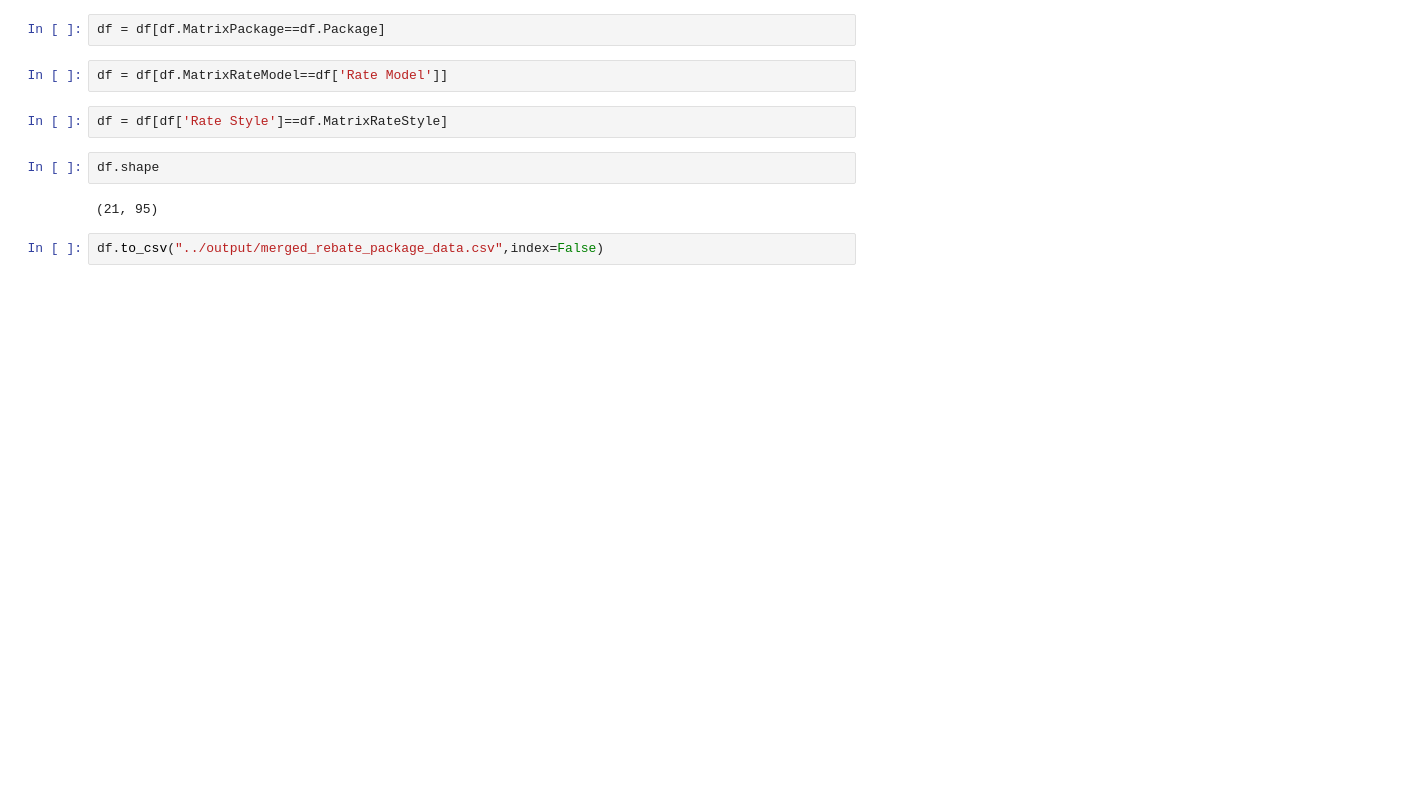
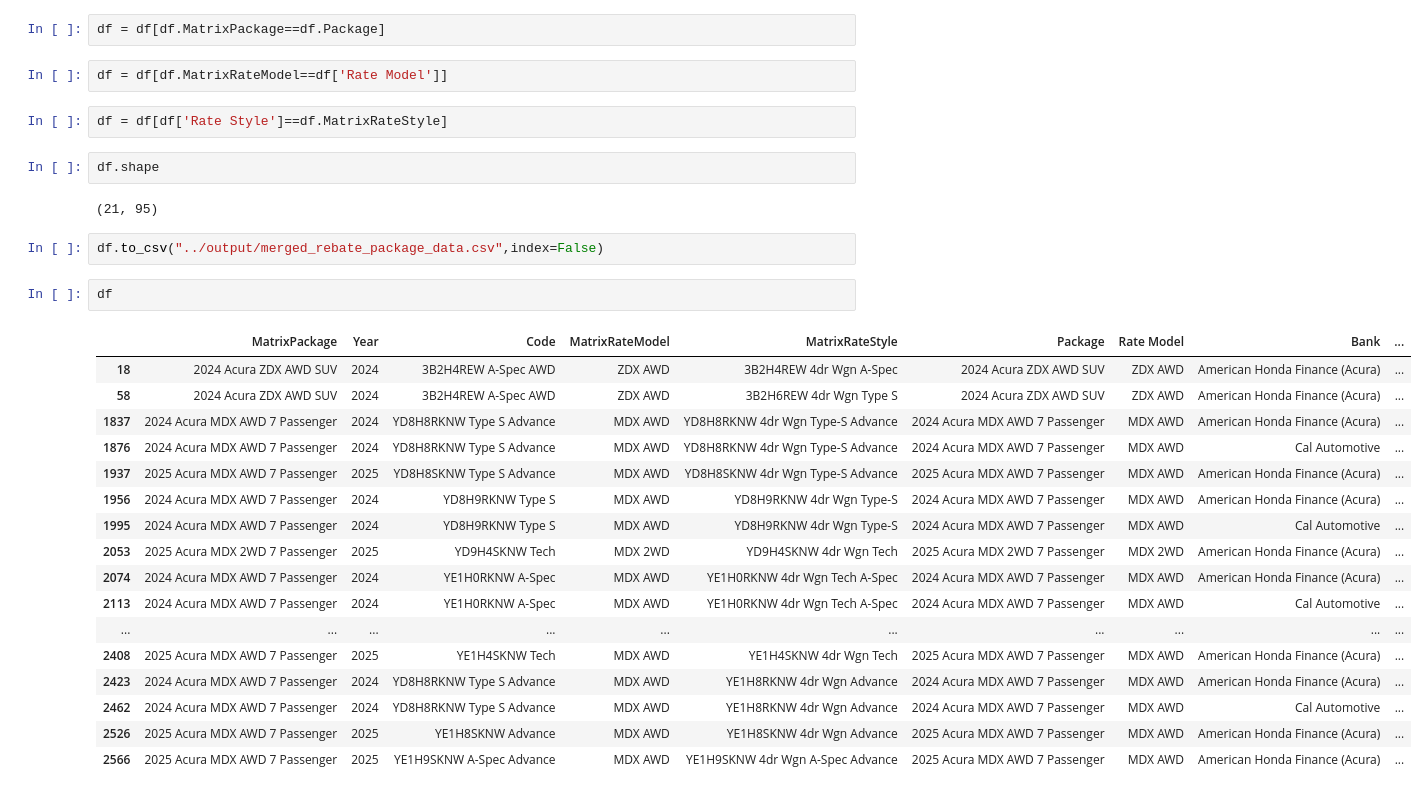
Before and after one commit to favasmfsm/montage, a Jupyter notebook: notebook/merging_two_csv.ipynb, the cells around one changed output. Cells and saved outputs as stored; diff of their text form; blank space fills up the shorter version.

```diff
--- a/notebook/merging_two_csv.ipynb
+++ b/notebook/merging_two_csv.ipynb
@@ -51,3 +51,23 @@ df.shape
 (21, 95)
 # %%
 df.to_csv("../output/merged_rebate_package_data.csv",index=False)
+# %%
+df
+# %% [output]
+|  | MatrixPackage | Year | Code | MatrixRateModel | MatrixRateStyle | Package | Rate Model | Bank | ... |
+| 18 | 2024 Acura ZDX AWD SUV | 2024 | 3B2H4REW A-Spec AWD | ZDX AWD | 3B2H4REW 4dr Wgn A-Spec | 2024 Acura ZDX AWD SUV | ZDX AWD | American Honda Finance (Acura) | ... |
+| 58 | 2024 Acura ZDX AWD SUV | 2024 | 3B2H4REW A-Spec AWD | ZDX AWD | 3B2H6REW 4dr Wgn Type S | 2024 Acura ZDX AWD SUV | ZDX AWD | American Honda Finance (Acura) | ... |
+| 1837 | 2024 Acura MDX AWD 7 Passenger | 2024 | YD8H8RKNW Type S Advance | MDX AWD | YD8H8RKNW 4dr Wgn Type-S Advance | 2024 Acura MDX AWD 7 Passenger | MDX AWD | American Honda Finance (Acura) | ... |
+| 1876 | 2024 Acura MDX AWD 7 Passenger | 2024 | YD8H8RKNW Type S Advance | MDX AWD | YD8H8RKNW 4dr Wgn Type-S Advance | 2024 Acura MDX AWD 7 Passenger | MDX AWD | Cal Automotive | ... |
+| 1937 | 2025 Acura MDX AWD 7 Passenger | 2025 | YD8H8SKNW Type S Advance | MDX AWD | YD8H8SKNW 4dr Wgn Type-S Advance | 2025 Acura MDX AWD 7 Passenger | MDX AWD | American Honda Finance (Acura) | ... |
+| 1956 | 2024 Acura MDX AWD 7 Passenger | 2024 | YD8H9RKNW Type S | MDX AWD | YD8H9RKNW 4dr Wgn Type-S | 2024 Acura MDX AWD 7 Passenger | MDX AWD | American Honda Finance (Acura) | ... |
+| 1995 | 2024 Acura MDX AWD 7 Passenger | 2024 | YD8H9RKNW Type S | MDX AWD | YD8H9RKNW 4dr Wgn Type-S | 2024 Acura MDX AWD 7 Passenger | MDX AWD | Cal Automotive | ... |
+| 2053 | 2025 Acura MDX 2WD 7 Passenger | 2025 | YD9H4SKNW Tech | MDX 2WD | YD9H4SKNW 4dr Wgn Tech | 2025 Acura MDX 2WD 7 Passenger | MDX 2WD | American Honda Finance (Acura) | ... |
+| 2074 | 2024 Acura MDX AWD 7 Passenger | 2024 | YE1H0RKNW A-Spec | MDX AWD | YE1H0RKNW 4dr Wgn Tech A-Spec | 2024 Acura MDX AWD 7 Passenger | MDX AWD | American Honda Finance (Acura) | ... |
+| 2113 | 2024 Acura MDX AWD 7 Passenger | 2024 | YE1H0RKNW A-Spec | MDX AWD | YE1H0RKNW 4dr Wgn Tech A-Spec | 2024 Acura MDX AWD 7 Passenger | MDX AWD | Cal Automotive | ... |
+| ... | ... | ... | ... | ... | ... | ... | ... | ... | ... |
+| 2408 | 2025 Acura MDX AWD 7 Passenger | 2025 | YE1H4SKNW Tech | MDX AWD | YE1H4SKNW 4dr Wgn Tech | 2025 Acura MDX AWD 7 Passenger | MDX AWD | American Honda Finance (Acura) | ... |
+| 2423 | 2024 Acura MDX AWD 7 Passenger | 2024 | YD8H8RKNW Type S Advance | MDX AWD | YE1H8RKNW 4dr Wgn Advance | 2024 Acura MDX AWD 7 Passenger | MDX AWD | American Honda Finance (Acura) | ... |
+| 2462 | 2024 Acura MDX AWD 7 Passenger | 2024 | YD8H8RKNW Type S Advance | MDX AWD | YE1H8RKNW 4dr Wgn Advance | 2024 Acura MDX AWD 7 Passenger | MDX AWD | Cal Automotive | ... |
+| 2526 | 2025 Acura MDX AWD 7 Passenger | 2025 | YE1H8SKNW Advance | MDX AWD | YE1H8SKNW 4dr Wgn Advance | 2025 Acura MDX AWD 7 Passenger | MDX AWD | American Honda Finance (Acura) | ... |
+| 2566 | 2025 Acura MDX AWD 7 Passenger | 2025 | YE1H9SKNW A-Spec Advance | MDX AWD | YE1H9SKNW 4dr Wgn A-Spec Advance | 2025 Acura MDX AWD 7 Passenger | MDX AWD | American Honda Finance (Acura) | ... |
```
Also changed, not shown: parts of 2 cells of this notebook, 3 other files.
